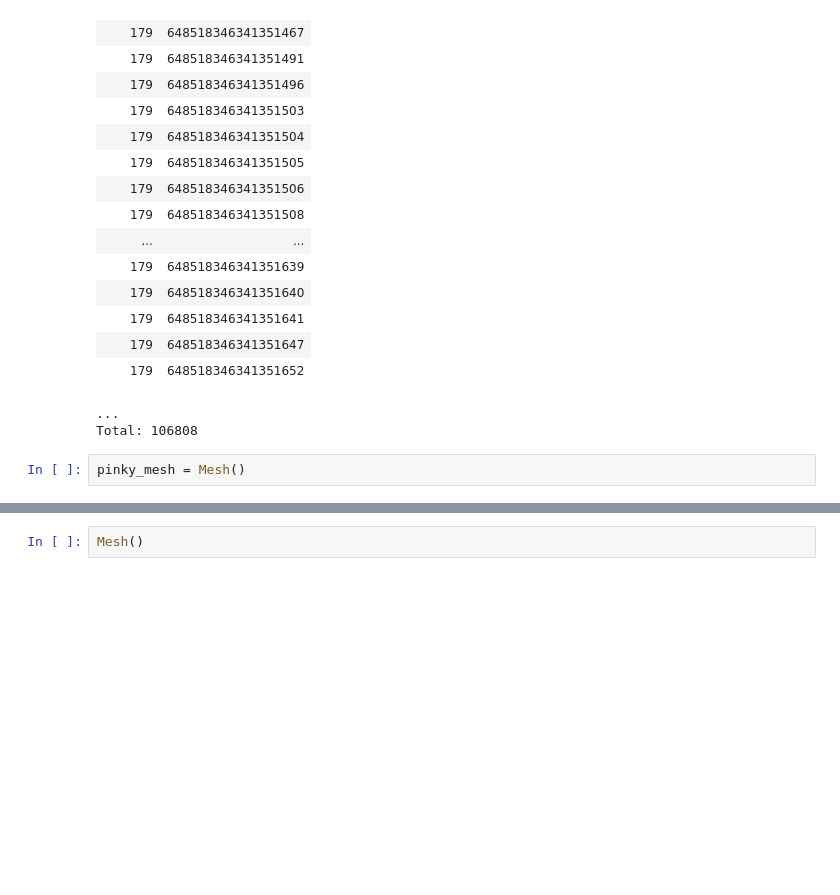
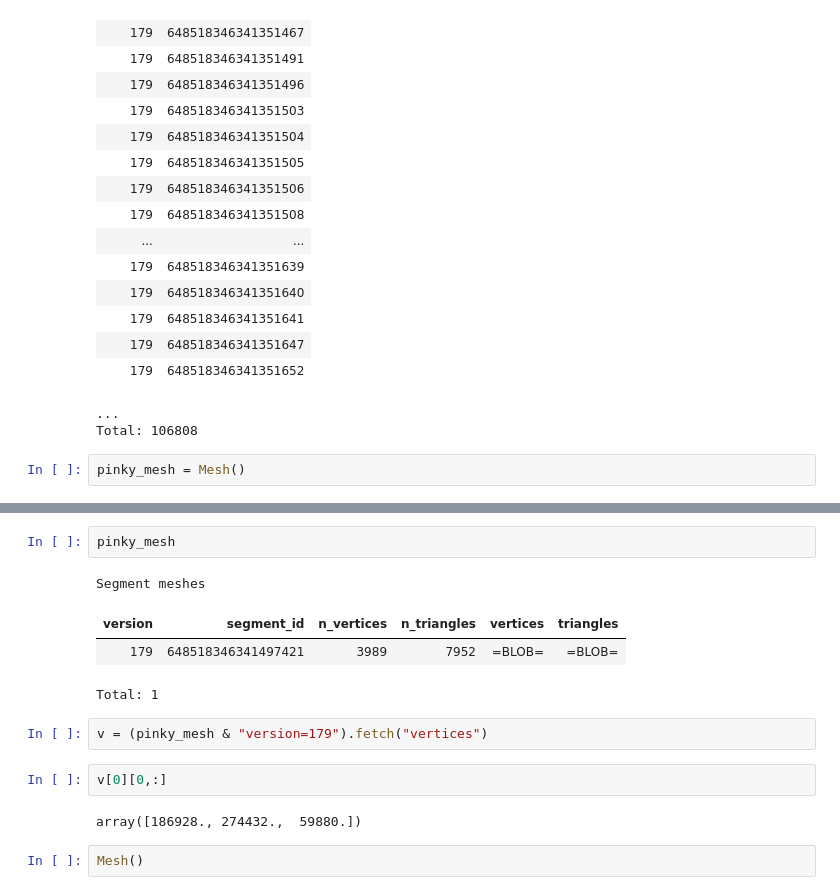
Before and after one commit to seung-lab/datajoint_seung, a Jupyter notebook: pinky/pinky.ipynb, the cells around one changed output, grey strips where cells are left out. Cells and saved outputs as stored; diff of their text form; blank space fills up the shorter version.

Commit message:
pinky meshes added

```diff
--- a/pinky/pinky.ipynb
+++ b/pinky/pinky.ipynb
@@ -462,2 +498,15 @@ pinky_mesh = Mesh()
+# %%
+pinky_mesh
+# %% [output]
+Segment meshes
+| version | segment_id | n_vertices | n_triangles | vertices | triangles |
+| 179 | 648518346341497421 | 3989 | 7952 | =BLOB= | =BLOB= |
+Total: 1
+# %%
+v = (pinky_mesh & "version=179").fetch("vertices")
+# %%
+v[0][0,:]
+# %% [output]
+array([186928., 274432.,  59880.])
 # %%
 Mesh()
```
Also changed, not shown: parts of 5 cells of this notebook, 1 other file.
